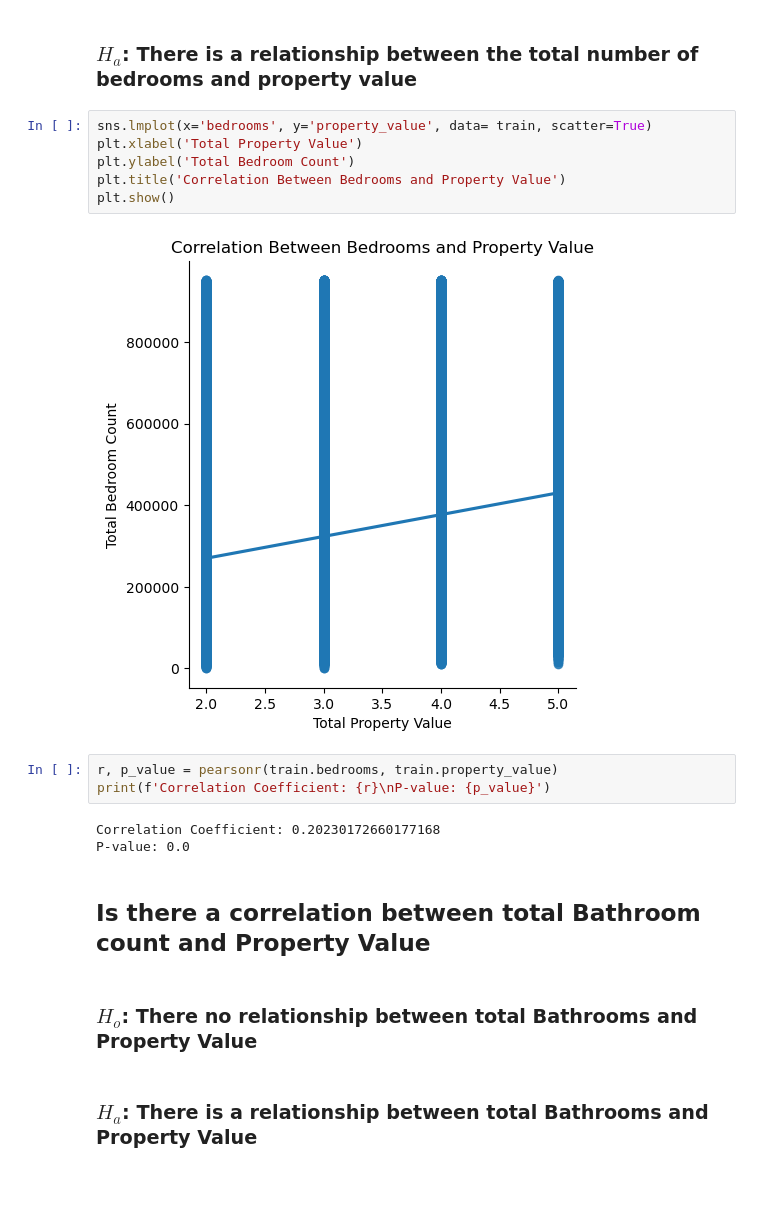
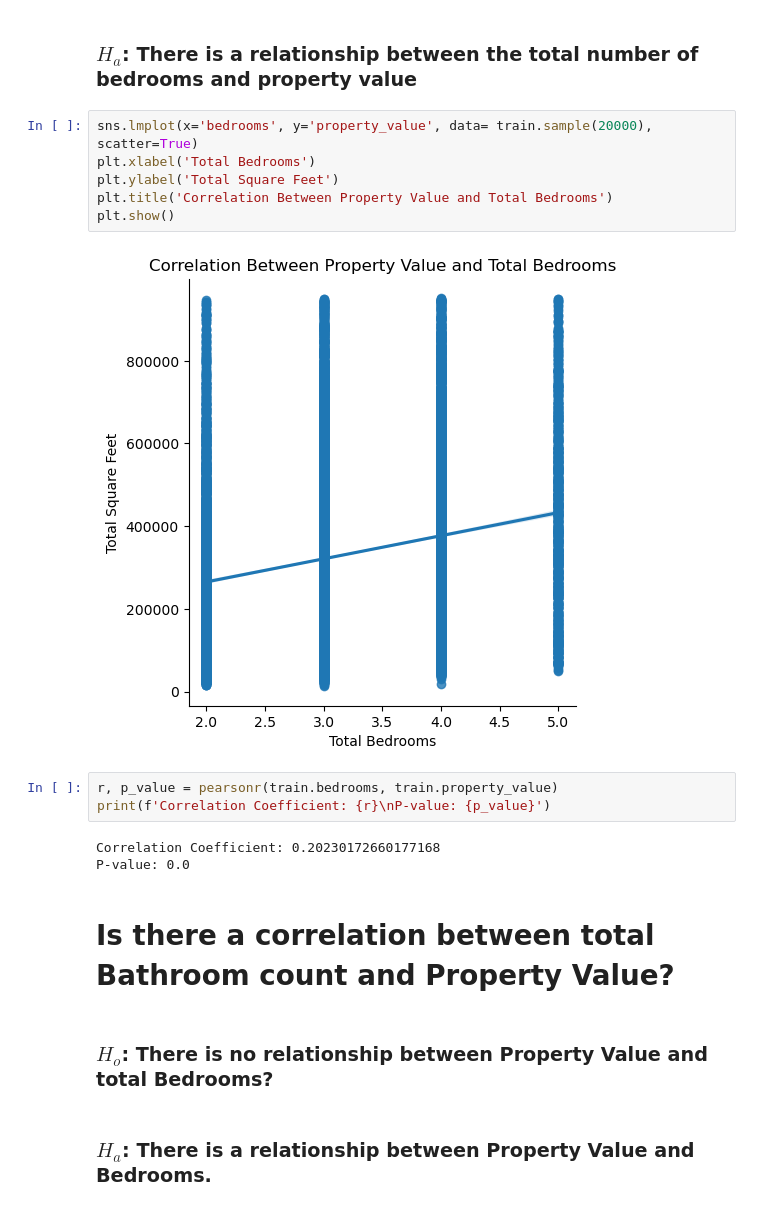
Before and after one commit to EstebanHernandez0/Zillow_Project, a Jupyter notebook: work_notebook.ipynb, the cells around one changed output. Drawn from its saved outputs; the diff is of its cells as text; blank space fills up the shorter version.

```diff
--- a/work_notebook.ipynb
+++ b/work_notebook.ipynb
@@ -114,13 +116,13 @@ plt.show()
 # %% [markdown]
 ### $H_{a}$: There is a relationship between the total number of bedrooms and property value
 # %%
-sns.lmplot(x='bedrooms', y='property_value', data= train, scatter=True)
-plt.xlabel('Total Property Value')
-plt.ylabel('Total Bedroom Count')
-plt.title('Correlation Between Bedrooms and Property Value')
+sns.lmplot(x='bedrooms', y='property_value', data= train.sample(20000), scatter=True)
+plt.xlabel('Total Bedrooms')
+plt.ylabel('Total Square Feet')
+plt.title('Correlation Between Property Value and Total Bedrooms')
 plt.show()
 # %% [output]
-[figure, old version]
+[figure, new version]
 # %%
 r, p_value = pearsonr(train.bedrooms, train.property_value)
 print(f'Correlation Coefficient: {r}\nP-value: {p_value}')
@@ -128,9 +130,9 @@ print(f'Correlation Coefficient: {r}\nP-value: {p_value}')
 Correlation Coefficient: 0.20230172660177168
 P-value: 0.0
 # %% [markdown]
-## Is there a correlation between total Bathroom count and Property Value
+# Is there a correlation between total Bathroom count and Property Value?
 # %% [markdown]
-### $H_{o}$: There no relationship between total Bathrooms and Property Value
+### $H_{o}$: There is no relationship between Property Value and total Bedrooms?
 # %% [markdown]
-### $H_{a}$: There is a  relationship between total Bathrooms and Property Value
+### $H_{a}$: There is a  relationship between Property Value and Bedrooms.
 # %%
```
Also changed, not shown: parts of 19 cells of this notebook.
